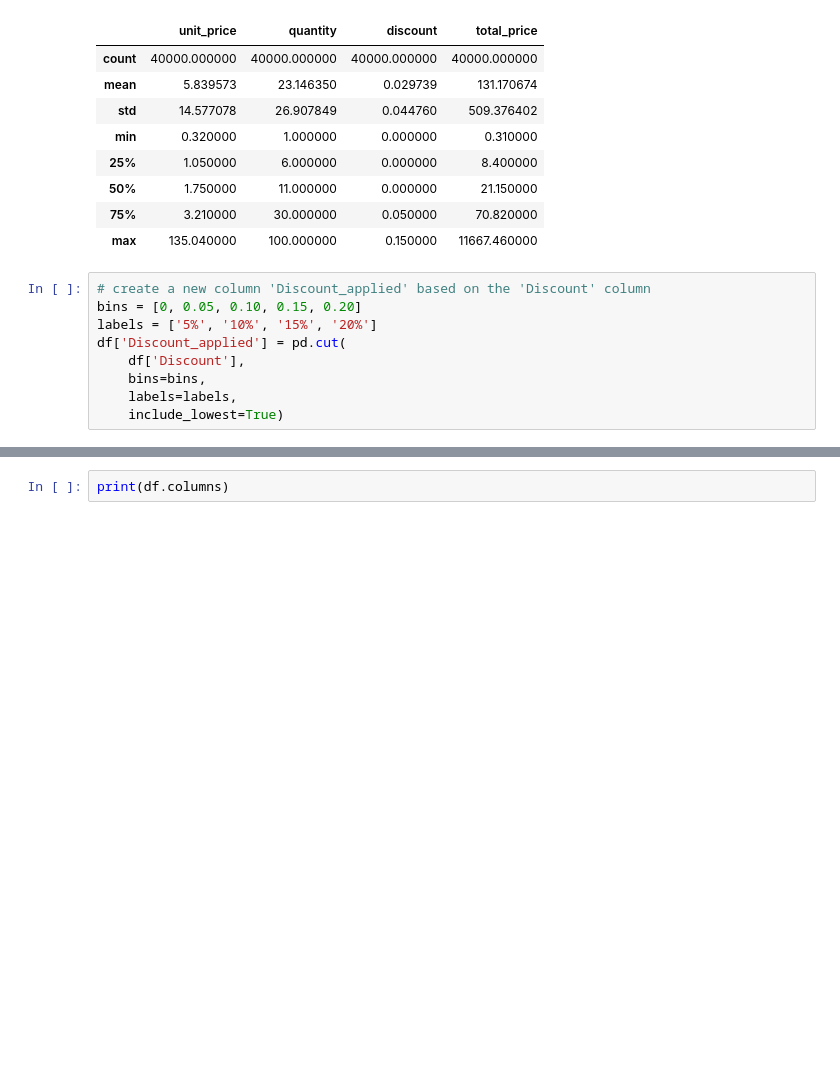
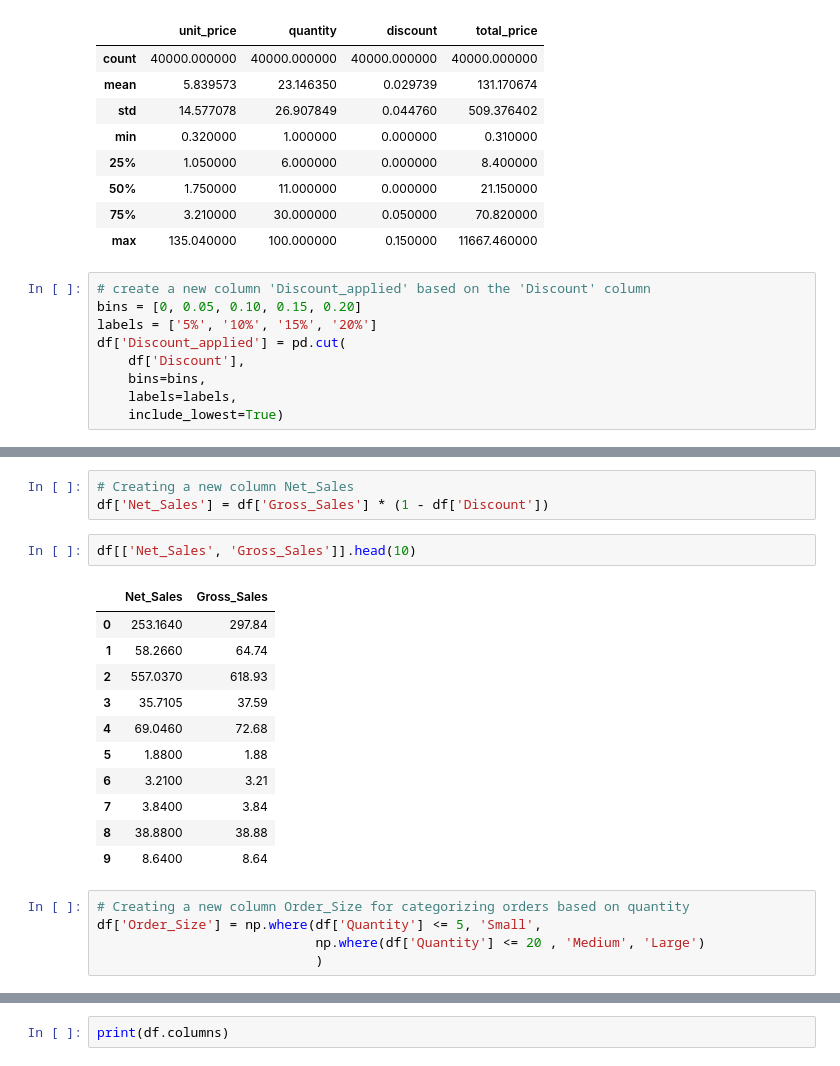
Before and after one commit to Tejas5158/Beverage_sales_analysis_Dashboard, a Jupyter notebook: Beverage_Sales_Analysis.ipynb, the cells around one changed output, grey strips where cells are left out. Drawn from its saved outputs; the diff is of its cells as text; blank space fills up the shorter version.

```diff
--- a/Beverage_Sales_Analysis.ipynb
+++ b/Beverage_Sales_Analysis.ipynb
@@ -158,0 +189,22 @@ columns = [
+# %%
+# Creating a new column Net_Sales
+df['Net_Sales'] = df['Gross_Sales'] * (1 - df['Discount'])
+# %%
+df[['Net_Sales', 'Gross_Sales']].head(10)
+# %% [output]
+|  | Net_Sales | Gross_Sales |
+| 0 | 253.1640 | 297.84 |
+| 1 | 58.2660 | 64.74 |
+| 2 | 557.0370 | 618.93 |
+| 3 | 35.7105 | 37.59 |
+| 4 | 69.0460 | 72.68 |
+| 5 | 1.8800 | 1.88 |
+| 6 | 3.2100 | 3.21 |
+| 7 | 3.8400 | 3.84 |
+| 8 | 38.8800 | 38.88 |
+| 9 | 8.6400 | 8.64 |
+# %%
+# Creating a new column Order_Size for categorizing orders based on quantity
+df['Order_Size'] = np.where(df['Quantity'] <= 5, 'Small',
+                            np.where(df['Quantity'] <= 20 , 'Medium', 'Large')
+                            )
```
Also changed, not shown: parts of 7 cells of this notebook.
